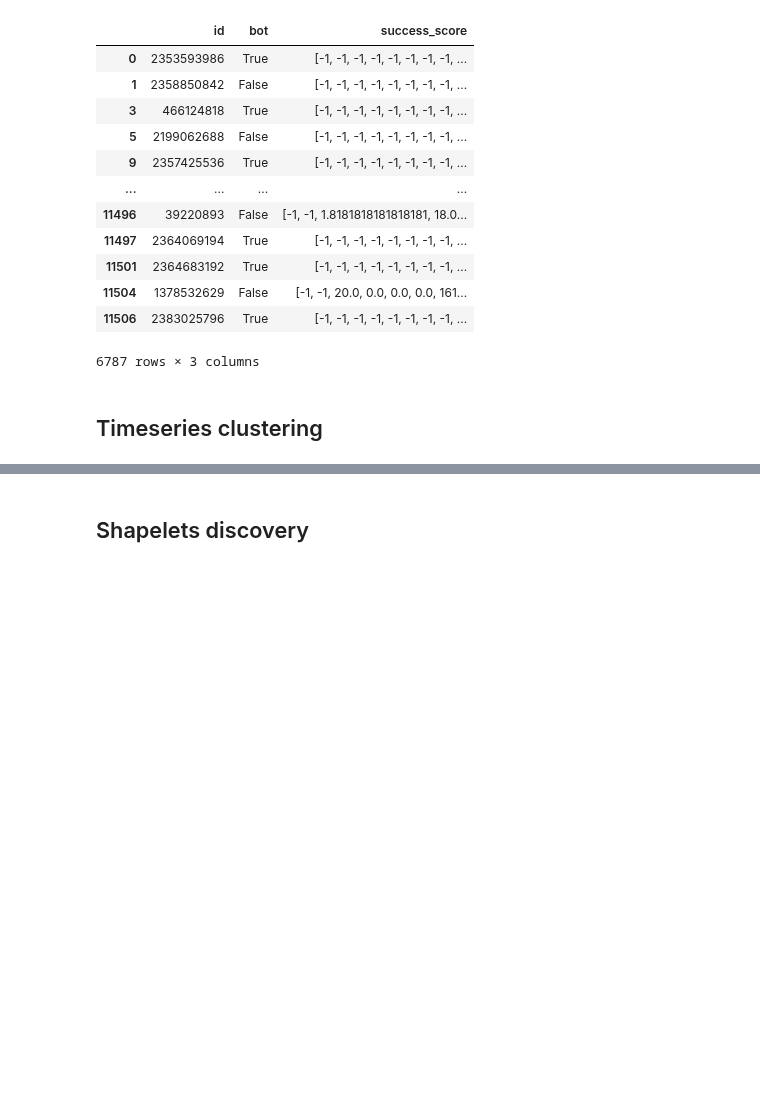
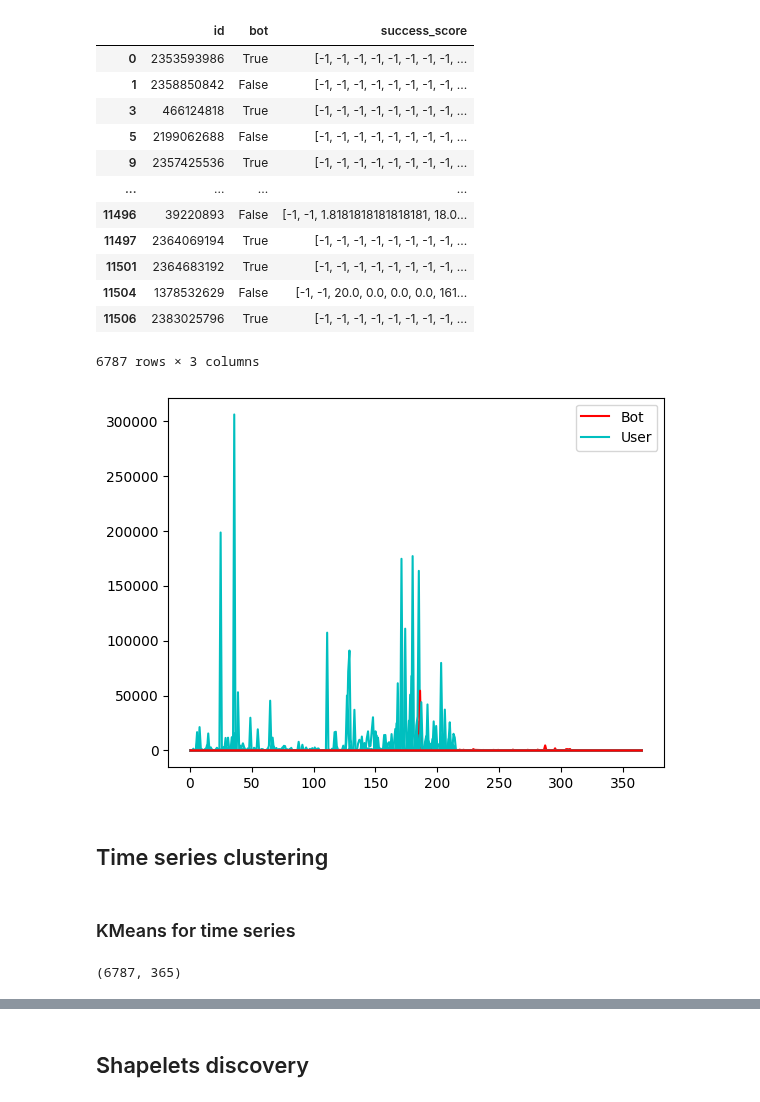
Before and after one commit to federicosilvestri/data-mining, a Jupyter notebook: 4.1_timeseries_analysis.ipynb, the cells around one changed output, grey strips where cells are left out. Cells and saved outputs as stored; diff of their text form; code cells hidden in the pictures; blank space fills up the shorter version.

Commit message:
timeseries clustering kmeans_ts and feature based

```diff
--- a/4.1_timeseries_analysis.ipynb
+++ b/4.1_timeseries_analysis.ipynb
@@ -139,14 +148,14 @@ tweets = tweets[["user_id", "success_score", "created_at"]]
 # %% [markdown]
 Success score timeseries column addition. Here it's created a new column for each users with the list of `success_score` ordered by `created_at` date.
 # %%
-def timeseries_by_days(group):
+def time_series_by_days(group):
     result = [-1 for _ in range(365)]
     success_score_serie = group.groupby(tweets["created_at"].dt.date)["success_score"].sum()
     for index, success_score in success_score_serie.items():
         result[pd.Period(index, freq='D').day_of_year - 1] = success_score
     return result
 
-tweets_grouped_by_users = tweets.groupby(["user_id"]).parallel_apply(timeseries_by_days)
+tweets_grouped_by_users = tweets.groupby(["user_id"]).parallel_apply(time_series_by_days)
 
 users = users.merge(tweets_grouped_by_users.to_frame("success_score"), left_on='id', right_index=True)
 # %% [output]
@@ -182,4 +191,14 @@ users
 | 11504 | 1378532629 | False | [-1, -1, 20.0, 0.0, 0.0, 0.0, 161... |
 | 11506 | 2383025796 | True | [-1, -1, -1, -1, -1, -1, -1, -1, ... |
 6787 rows × 3 columns
+# %%
+for i, user in list(users.iterrows())[:80]:
+    success_score = user["success_score"]
+    color = "r" if user["bot"] else "c"
+    plt.plot(range(1, len(success_score) + 1), success_score, c=color)
+
+plt.legend(['Bot', 'User'])
+plt.show()
+# %% [output]
+[figure, added]
 # %%
@@ -190,4 +209,12 @@ store_preprocessed_dataset(step_name="timeseries", file_name="users.pickle", df=
 dataset = fetch_preprocessed_dataset(step_name="timeseries")
 users = dataset['users.pickle']
 # %% [markdown]
-## Timeseries clustering
+## Time series clustering
+# %% [markdown]
+### KMeans for time series
+# %%
+X = np.array([t for t in users["success_score"].values])
+
+X.shape
+# %% [output]
+(6787, 365)
```
Also changed, not shown: parts of 27 cells of this notebook, 1 other file.
